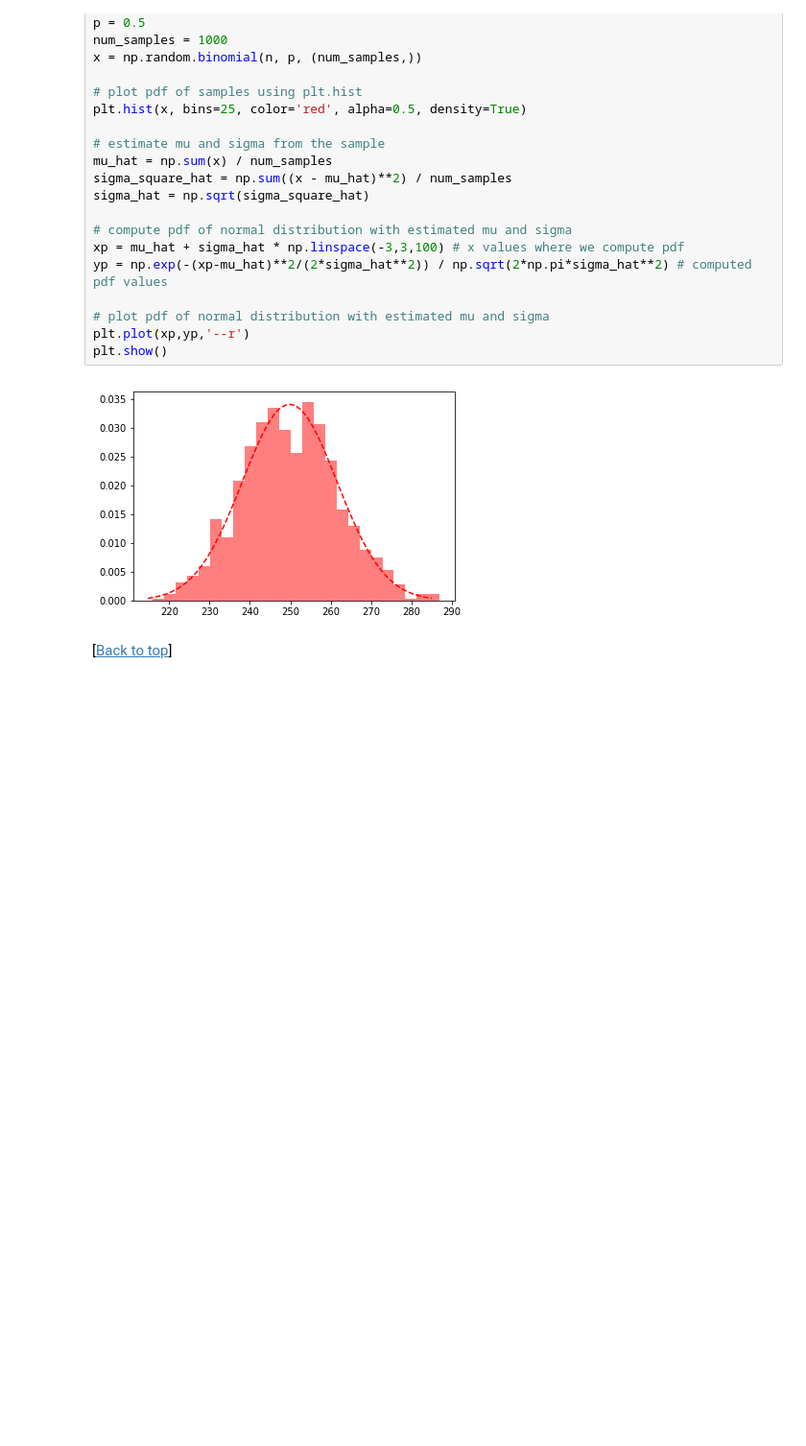
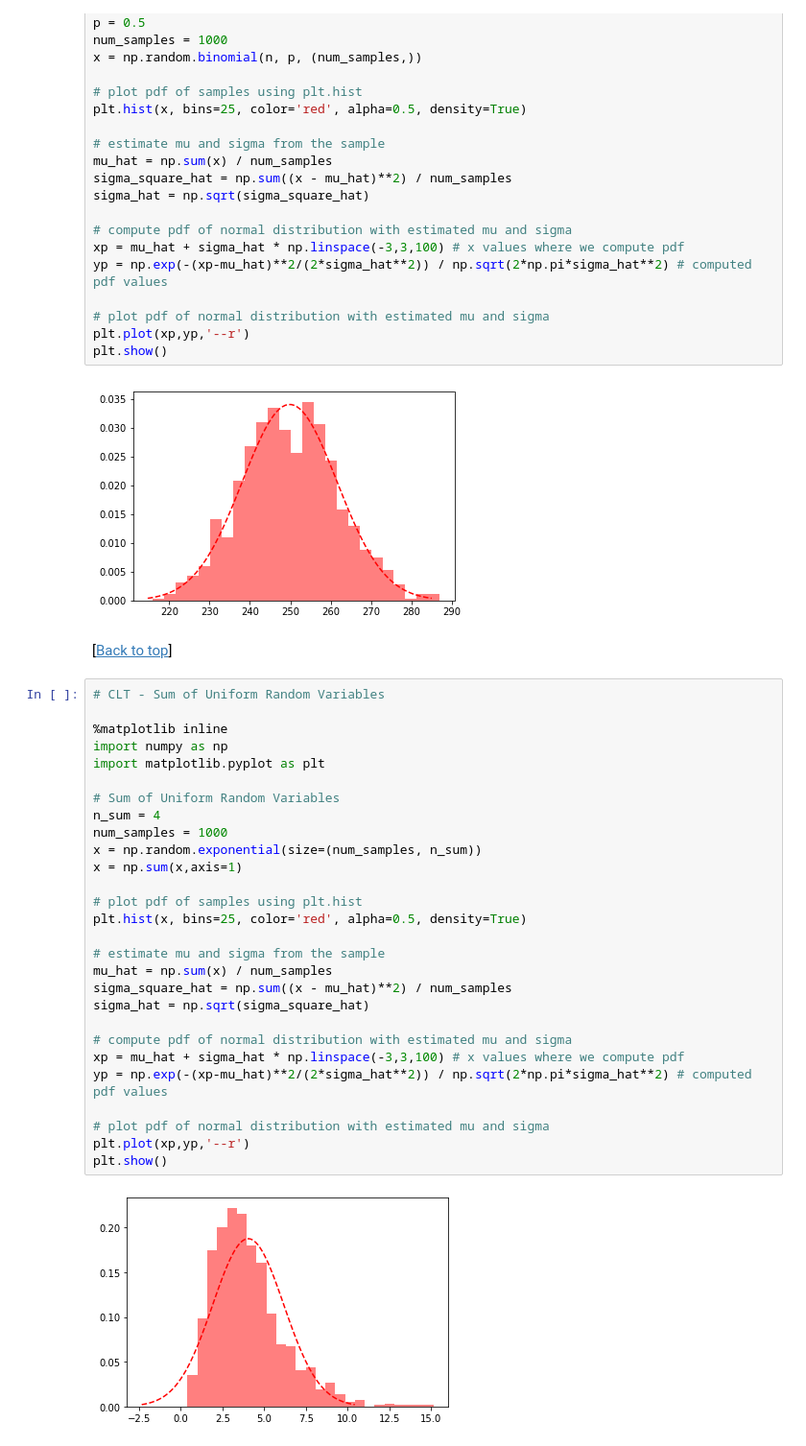
Before and after one commit to jinmang2/probability, a Jupyter notebook: CLT.ipynb, the cells around one changed output. Shown: that part at 96% size. Drawn from its saved outputs; the diff is of its cells as text; blank space fills up the shorter version.

```diff
--- a/CLT.ipynb
+++ b/CLT.ipynb
@@ -136,3 +137,33 @@ plt.show()
 [figure]
 # %% [markdown]
 [<a href="#CLT">Back to top</a>]
+# %%
+# CLT - Sum of Uniform Random Variables
+
+%matplotlib inline
+import numpy as np
+import matplotlib.pyplot as plt
+
+# Sum of Uniform Random Variables
+n_sum = 4
+num_samples = 1000
+x = np.random.exponential(size=(num_samples, n_sum))
+x = np.sum(x,axis=1)
+
+# plot pdf of samples using plt.hist
+plt.hist(x, bins=25, color='red', alpha=0.5, density=True)
+
+# estimate mu and sigma from the sample
+mu_hat = np.sum(x) / num_samples
+sigma_square_hat = np.sum((x - mu_hat)**2) / num_samples
+sigma_hat = np.sqrt(sigma_square_hat)
+
+# compute pdf of normal distribution with estimated mu and sigma
+xp = mu_hat + sigma_hat * np.linspace(-3,3,100) # x values where we compute pdf
+yp = np.exp(-(xp-mu_hat)**2/(2*sigma_hat**2)) / np.sqrt(2*np.pi*sigma_hat**2) # computed pdf values
+
+# plot pdf of normal distribution with estimated mu and sigma
+plt.plot(xp,yp,'--r')
+plt.show()
+# %% [output]
+[figure, added]
```
Also changed, not shown: parts of 1 cell of this notebook.
